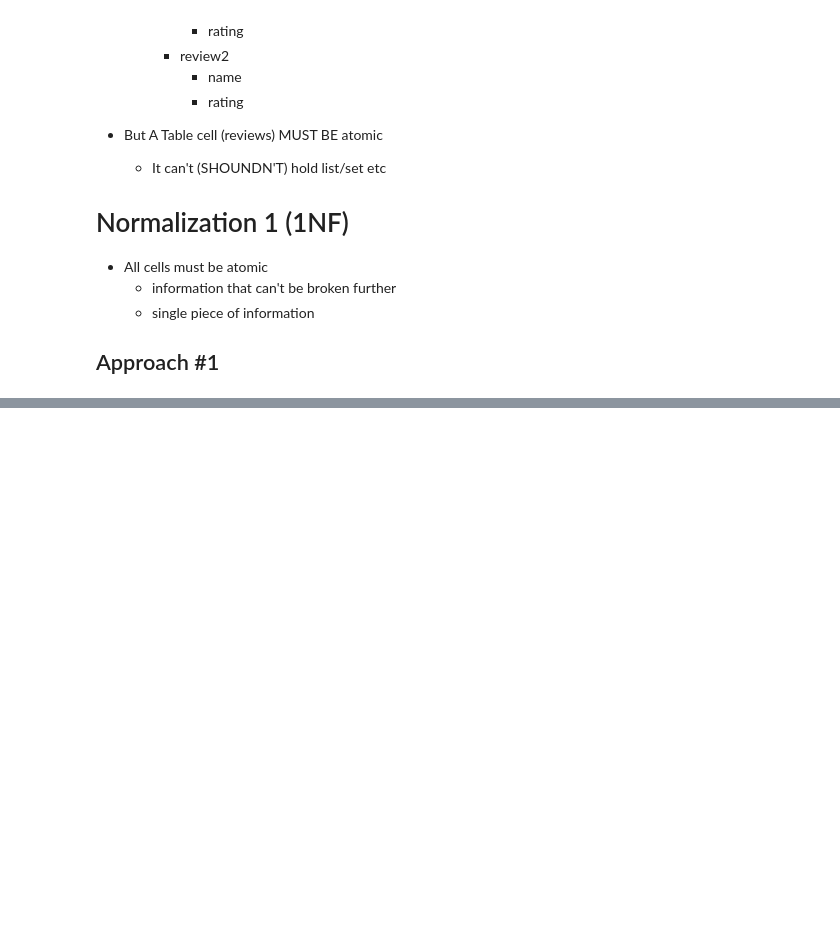
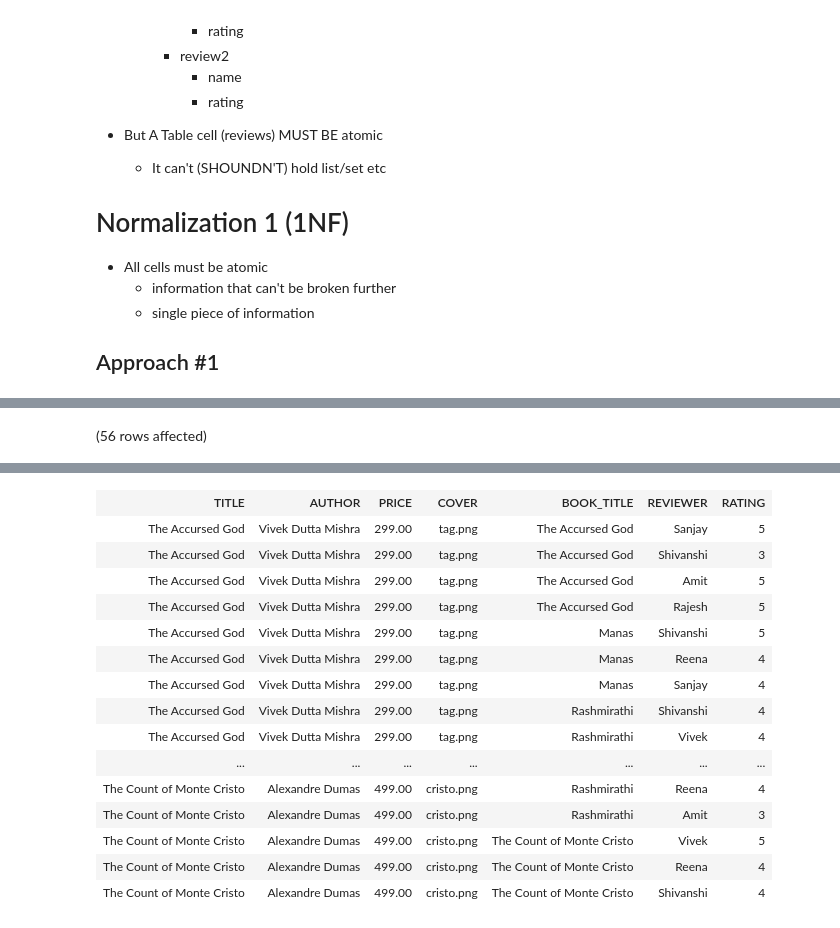
Before and after one commit to vivekduttamishra/202407-g7cr-sqlserver, a Jupyter notebook: books_reviews.ipynb, the cells around one changed output, grey strips where cells are left out. Saved outputs shown, nothing was run; the diff lists cells and outputs as text; code cells hidden in the pictures; blank space fills up the shorter version.

```diff
--- a/books_reviews.ipynb
+++ b/books_reviews.ipynb
@@ -64,0 +316,8 @@ INSERT
+# %%
+SELECT
+    *
+FROM
+    BOOKS,
+    REVIEWS
+# %% [output]
+(56 rows affected)
@@ -64,0 +325,16 @@ INSERT
+| TITLE | AUTHOR | PRICE | COVER | BOOK_TITLE | REVIEWER | RATING |
+| The Accursed God | Vivek Dutta Mishra | 299.00 | tag.png | The Accursed God | Sanjay | 5 |
+| The Accursed God | Vivek Dutta Mishra | 299.00 | tag.png | The Accursed God | Shivanshi | 3 |
+| The Accursed God | Vivek Dutta Mishra | 299.00 | tag.png | The Accursed God | Amit | 5 |
+| The Accursed God | Vivek Dutta Mishra | 299.00 | tag.png | The Accursed God | Rajesh | 5 |
+| The Accursed God | Vivek Dutta Mishra | 299.00 | tag.png | Manas | Shivanshi | 5 |
+| The Accursed God | Vivek Dutta Mishra | 299.00 | tag.png | Manas | Reena | 4 |
+| The Accursed God | Vivek Dutta Mishra | 299.00 | tag.png | Manas | Sanjay | 4 |
+| The Accursed God | Vivek Dutta Mishra | 299.00 | tag.png | Rashmirathi | Shivanshi | 4 |
+| The Accursed God | Vivek Dutta Mishra | 299.00 | tag.png | Rashmirathi | Vivek | 4 |
+| ... | ... | ... | ... | ... | ... | ... |
+| The Count of Monte Cristo | Alexandre Dumas | 499.00 | cristo.png | Rashmirathi | Reena | 4 |
+| The Count of Monte Cristo | Alexandre Dumas | 499.00 | cristo.png | Rashmirathi | Amit | 3 |
+| The Count of Monte Cristo | Alexandre Dumas | 499.00 | cristo.png | The Count of Monte Cristo | Vivek | 5 |
+| The Count of Monte Cristo | Alexandre Dumas | 499.00 | cristo.png | The Count of Monte Cristo | Reena | 4 |
+| The Count of Monte Cristo | Alexandre Dumas | 499.00 | cristo.png | The Count of Monte Cristo | Shivanshi | 4 |
```
Also changed, not shown: parts of 44 cells of this notebook, 1 other file.
